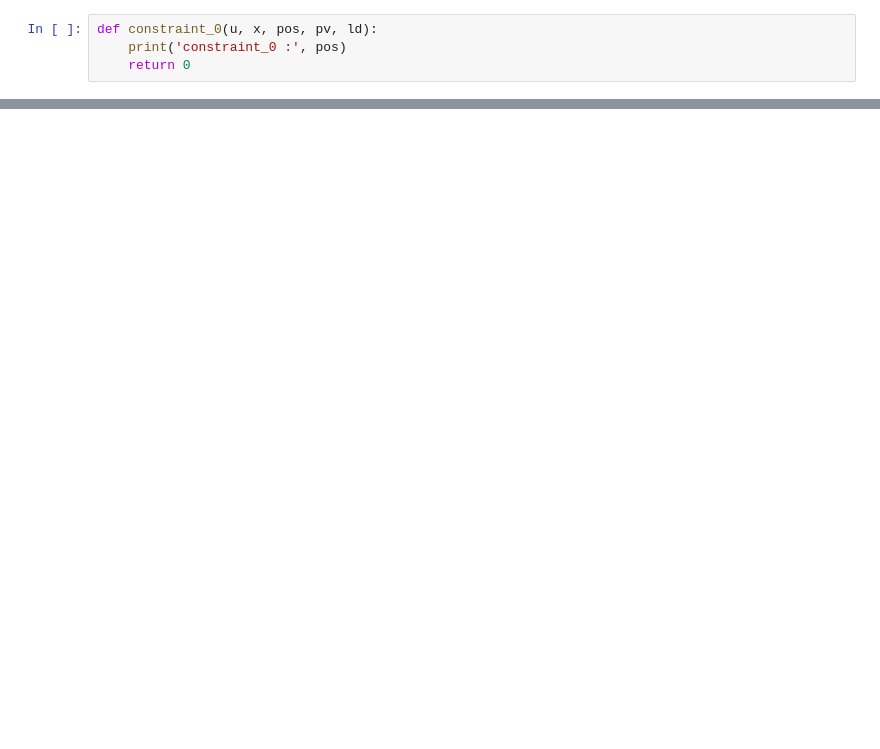
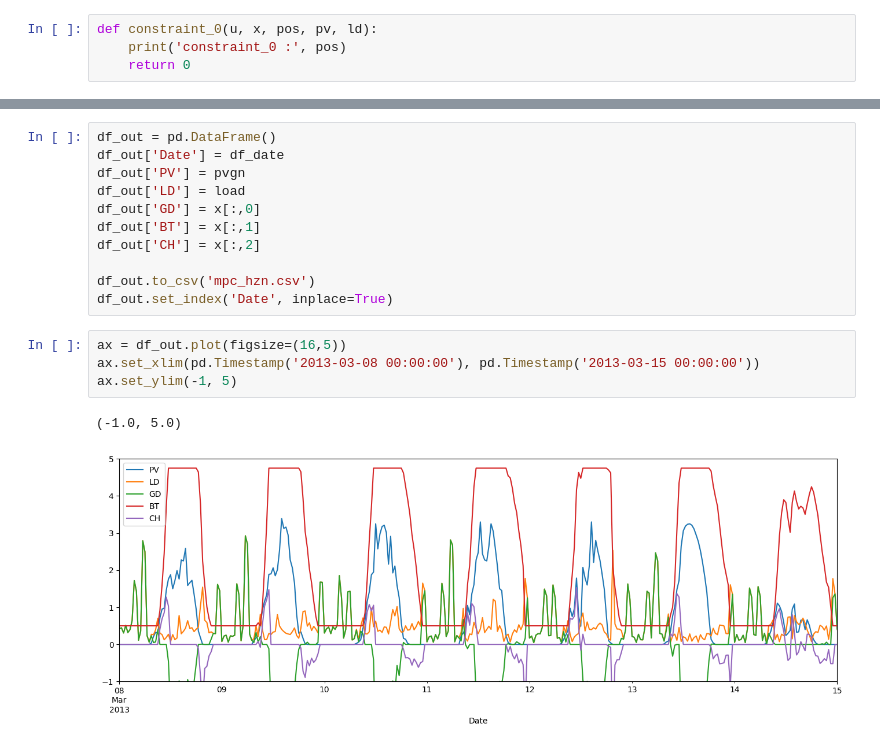
Before and after one commit to JunwookHeo/etc_project, a Jupyter notebook: proc_auggrid/mpc_math_battery_2.ipynb, the cells around one changed output, grey strips where cells are left out. Saved outputs shown, nothing was run; the diff lists cells and outputs as text; blank space fills up the shorter version.

```diff
--- a/proc_auggrid/mpc_math_battery_2.ipynb
+++ b/proc_auggrid/mpc_math_battery_2.ipynb
@@ -135,0 +137,18 @@ SS : 0.8015536253315768
+# %%
+df_out = pd.DataFrame()
+df_out['Date'] = df_date
+df_out['PV'] = pvgn
+df_out['LD'] = load
+df_out['GD'] = x[:,0]
+df_out['BT'] = x[:,1]
+df_out['CH'] = x[:,2]
+
+df_out.to_csv('mpc_hzn.csv')
+df_out.set_index('Date', inplace=True)
+# %%
+ax = df_out.plot(figsize=(16,5))
+ax.set_xlim(pd.Timestamp('2013-03-08 00:00:00'), pd.Timestamp('2013-03-15 00:00:00'))
+ax.set_ylim(-1, 5)
+# %% [output]
+(-1.0, 5.0)
+[figure, added]
```
Also changed, not shown: parts of 6 cells of this notebook, 4 other files.
